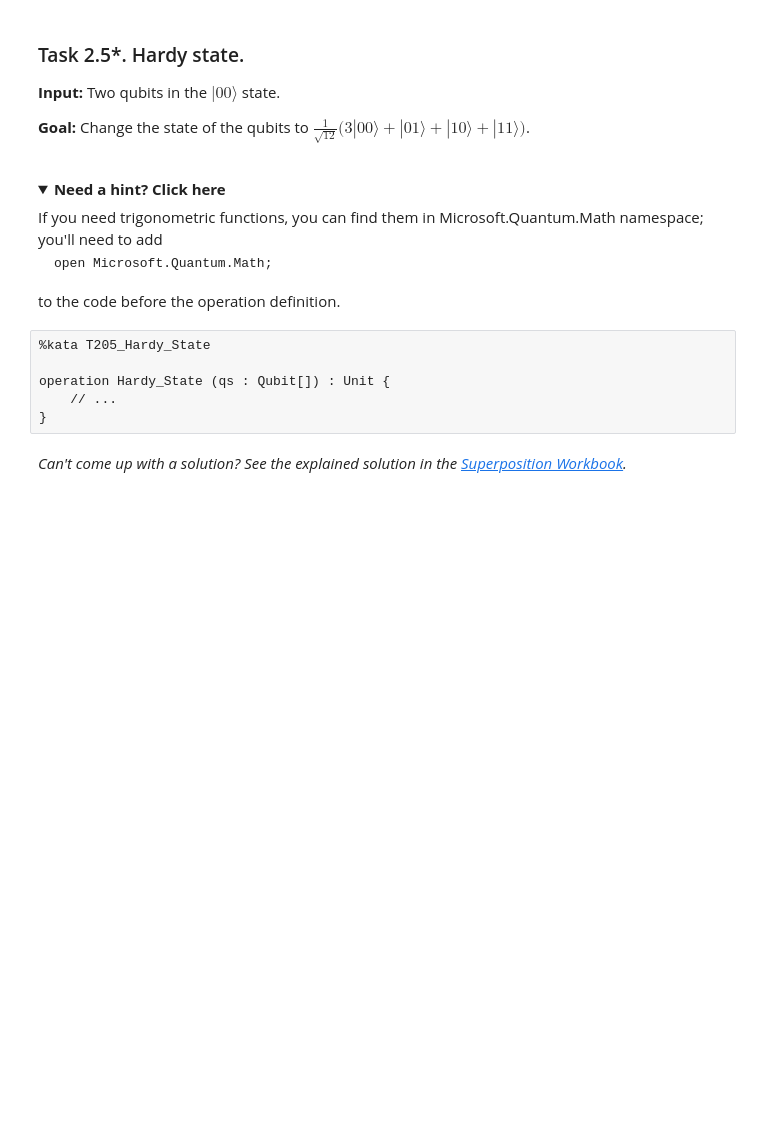
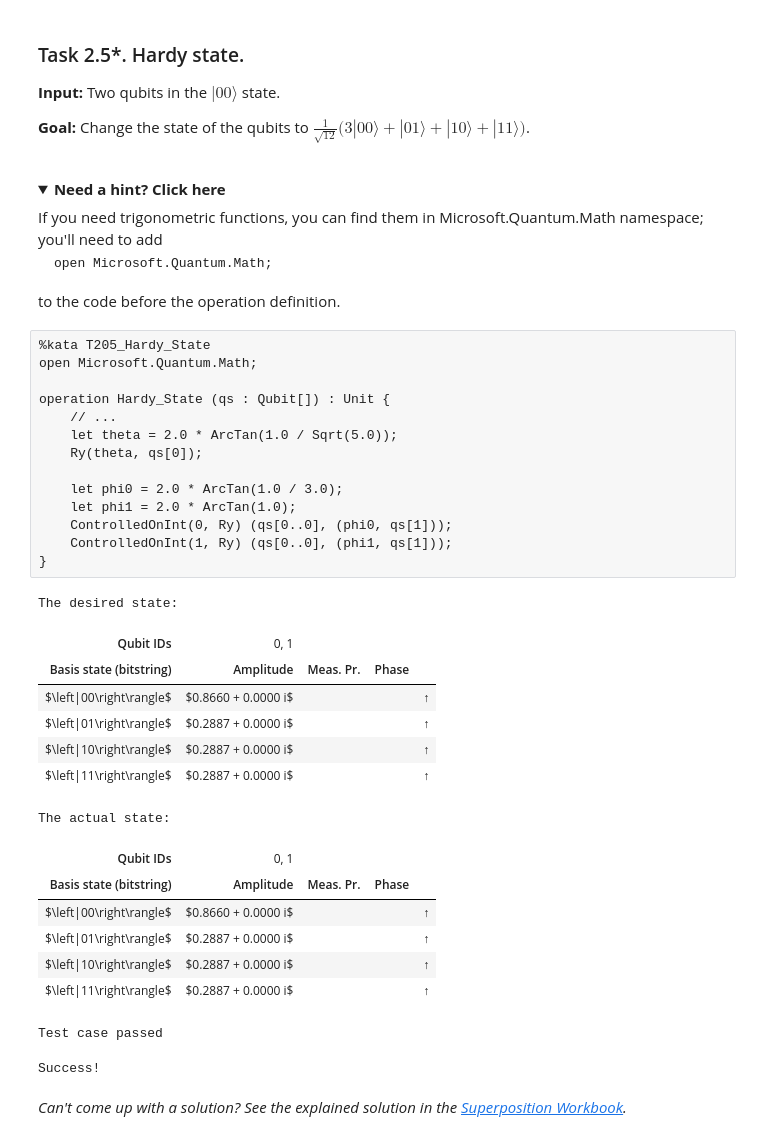
Before and after one commit to ToCkie/QuantumKatas, a Jupyter notebook: Superposition/Superposition.ipynb, the cells around one changed output. Saved outputs shown, nothing was run; the diff lists cells and outputs as text; folded sections open; blank space fills up the shorter version.

```diff
--- a/Superposition/Superposition.ipynb
+++ b/Superposition/Superposition.ipynb
@@ -894,12 +1010,37 @@ operation ThreeStates_TwoQubits_Phases (qs : Qubit[]) : Unit {
   <summary><b>Need a hint? Click here</b></summary>
   If you need trigonometric functions, you can find them in Microsoft.Quantum.Math namespace; you'll need to add <pre>open Microsoft.Quantum.Math;</pre> to the code before the operation definition.
 </details>
-# %%
-%kata T205_Hardy_State
-
-operation Hardy_State (qs : Qubit[]) : Unit {
-    // ...
-}
+# %%
+%kata T205_Hardy_State
+open Microsoft.Quantum.Math;
+
+operation Hardy_State (qs : Qubit[]) : Unit {
+    // ...
+    let theta = 2.0 * ArcTan(1.0 / Sqrt(5.0));
+    Ry(theta, qs[0]);
+
+    let phi0 = 2.0 * ArcTan(1.0 / 3.0);
+    let phi1 = 2.0 * ArcTan(1.0);
+    ControlledOnInt(0, Ry) (qs[0..0], (phi0, qs[1]));
+    ControlledOnInt(1, Ry) (qs[0..0], (phi1, qs[1]));
+}
+# %% [output]
+The desired state:
+| Qubit IDs | 0, 1 |
+| Basis state (bitstring) | Amplitude | Meas. Pr. | Phase |
+| $\left|00\right\rangle$ | $0.8660 + 0.0000 i$ |  |  | ↑ |
+| $\left|01\right\rangle$ | $0.2887 + 0.0000 i$ |  |  | ↑ |
+| $\left|10\right\rangle$ | $0.2887 + 0.0000 i$ |  |  | ↑ |
+| $\left|11\right\rangle$ | $0.2887 + 0.0000 i$ |  |  | ↑ |
+The actual state:
+| Qubit IDs | 0, 1 |
+| Basis state (bitstring) | Amplitude | Meas. Pr. | Phase |
+| $\left|00\right\rangle$ | $0.8660 + 0.0000 i$ |  |  | ↑ |
+| $\left|01\right\rangle$ | $0.2887 + 0.0000 i$ |  |  | ↑ |
+| $\left|10\right\rangle$ | $0.2887 + 0.0000 i$ |  |  | ↑ |
+| $\left|11\right\rangle$ | $0.2887 + 0.0000 i$ |  |  | ↑ |
+Test case passed
+Success!
 # %% [markdown]
 *Can't come up with a solution? See the explained solution in the [Superposition Workbook](./Workbook_Superposition_Part2.ipynb#hardy-state).*
 # %% [markdown]
```
Also changed, not shown: parts of 14 cells of this notebook, 6 other files.
